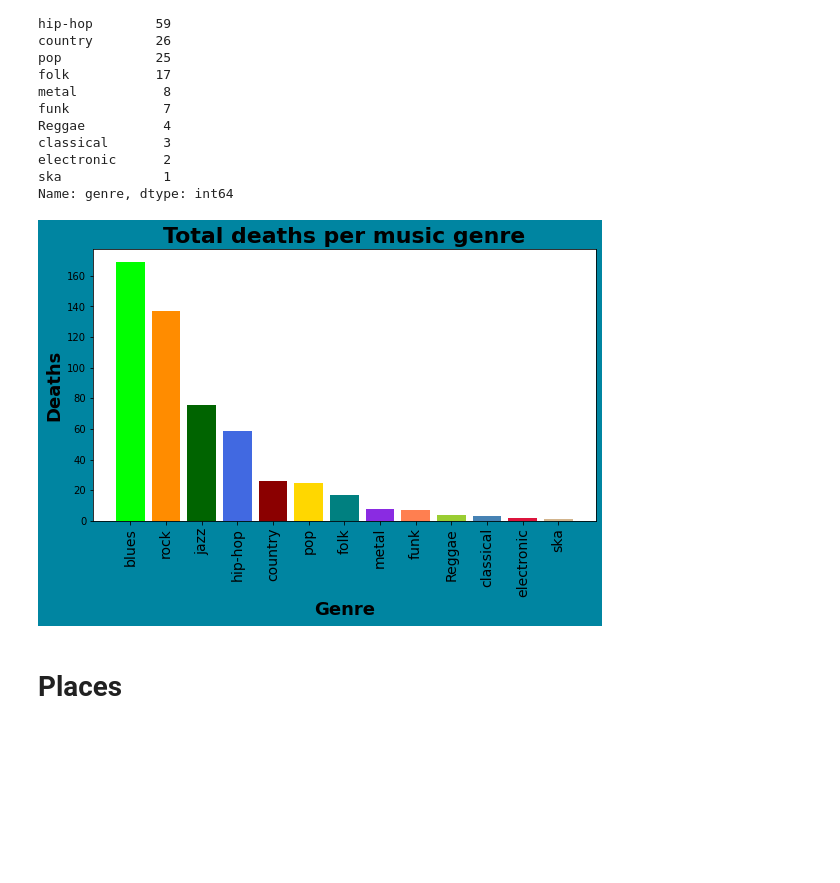
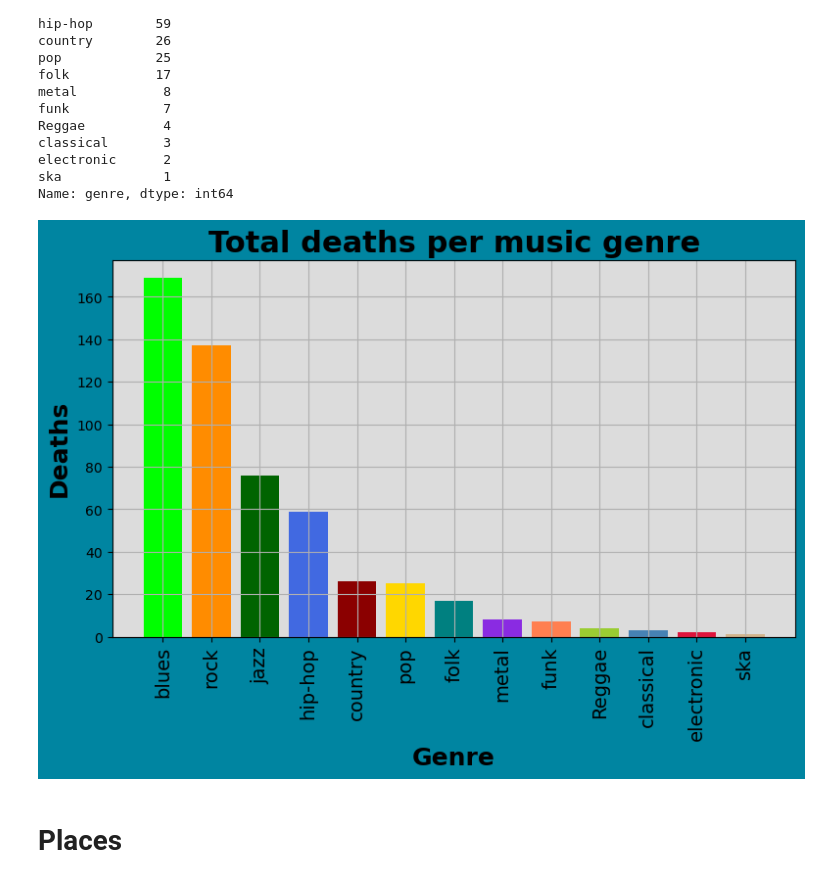
Before and after one commit to Kalincillo/data_science_music_and_death, a Jupyter notebook: music_and_death.ipynb, the cells around one changed output. Saved outputs shown, nothing was run; the diff lists cells and outputs as text; code cells hidden in the pictures; blank space fills up the shorter version.

```diff
--- a/music_and_death.ipynb
+++ b/music_and_death.ipynb
@@ -259,16 +260,18 @@ Name: genre, dtype: int64
 # %%
 plt.figure(figsize=(9,5), facecolor='#0085a1')
 ax = plt.axes()
+ax.set_facecolor('gainsboro')
 ax.set_title("Total deaths per music genre",
              size=22,
              fontweight="bold" )
 plt.bar(n_mg.index, n_mg.values, color=colors)
 plt.ylabel("Deaths", size=18, fontweight="bold")
 plt.xlabel("Genre", size=18, fontweight="bold")
 plt.xticks(rotation='vertical', size=14)
+plt.grid()
 plt.show()
 # %% [output]
-[figure, old version]
+[figure, new version]
 # %% [markdown]
 # Places
 # %% [markdown]
```
Also changed, not shown: parts of 15 cells of this notebook.
